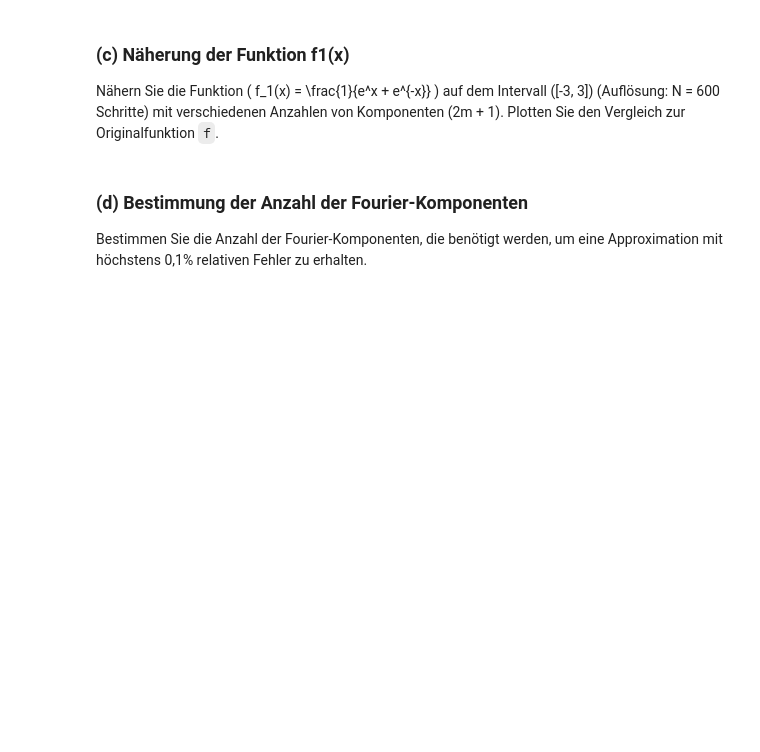
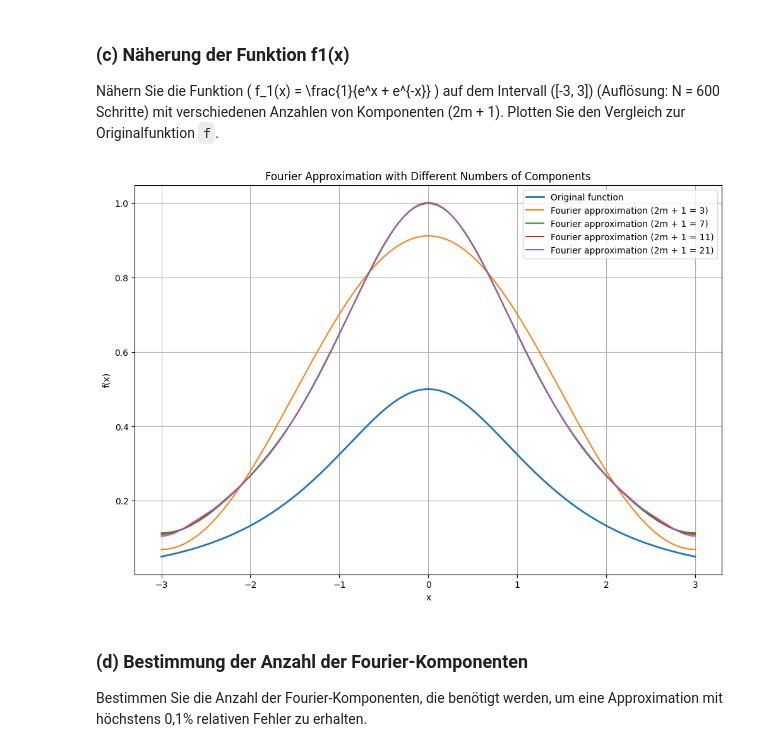
Before and after one commit to infamousperi/FourierTransformation, a Jupyter notebook: MC2.ipynb, the cells around one changed output. Cells and saved outputs as stored; diff of their text form; code cells hidden in the pictures; blank space fills up the shorter version.

```diff
--- a/MC2.ipynb
+++ b/MC2.ipynb
@@ -9,6 +43,14 @@ Implementieren Sie mit numpy eine Methode zur Berechnung der Fourier-Approximati
 # %% [markdown]
 ### (c) Näherung der Funktion f1(x)
 Nähern Sie die Funktion \( f_1(x) = \frac{1}{e^x + e^{-x}} \) auf dem Intervall \([-3, 3]\) (Auflösung: N = 600 Schritte) mit verschiedenen Anzahlen von Komponenten (2m + 1). Plotten Sie den Vergleich zur Originalfunktion `f`.
+# %%
+x_values = np.linspace(-3, 3, 600)
+y_values_f1 = FA.f1(x_values)
+m_values = [1, 3, 5, 10]
+# %%
+FA.plot_fourier_approximations(x_values, y_values_f1, m_values)
+# %% [output]
+[figure, added]
 # %% [markdown]
 ### (d) Bestimmung der Anzahl der Fourier-Komponenten
 Bestimmen Sie die Anzahl der Fourier-Komponenten, die benötigt werden, um eine Approximation mit höchstens 0,1% relativen Fehler zu erhalten.
```
Also changed, not shown: parts of 7 cells of this notebook, 1 other file.
